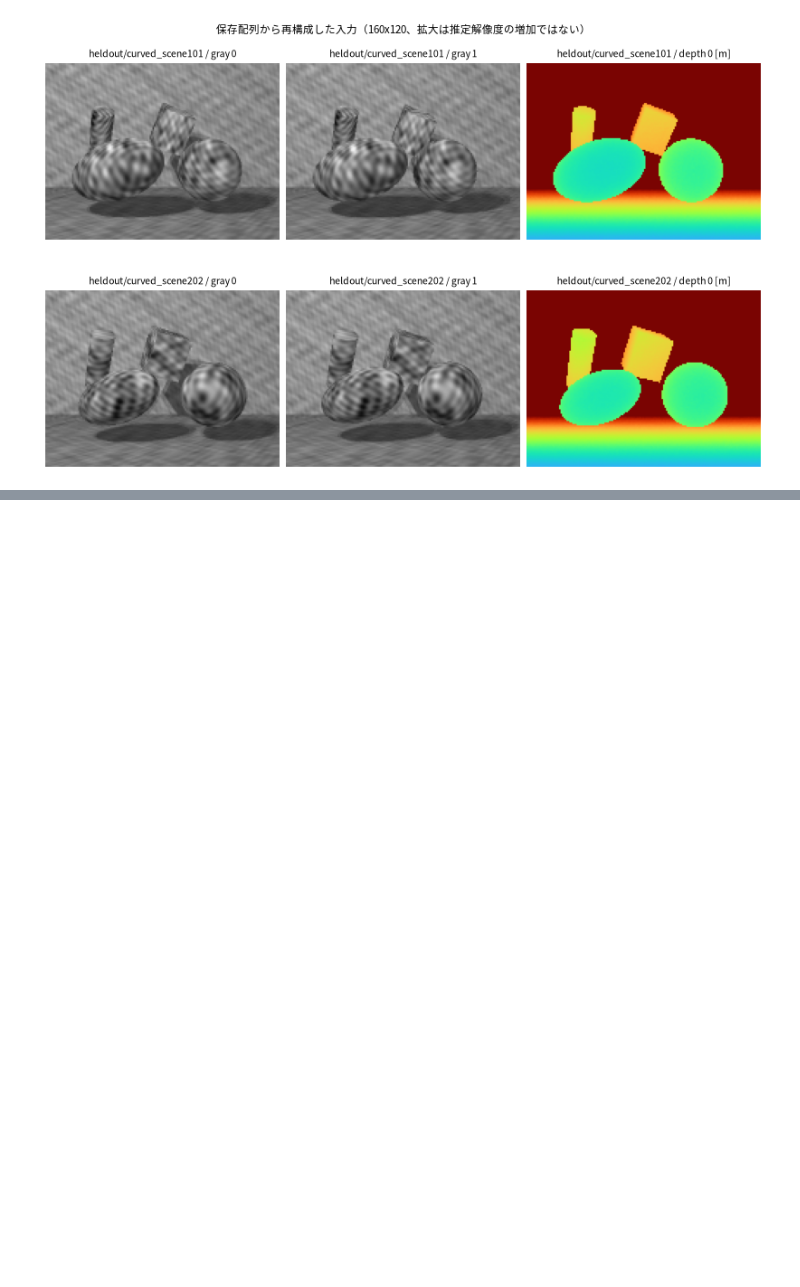
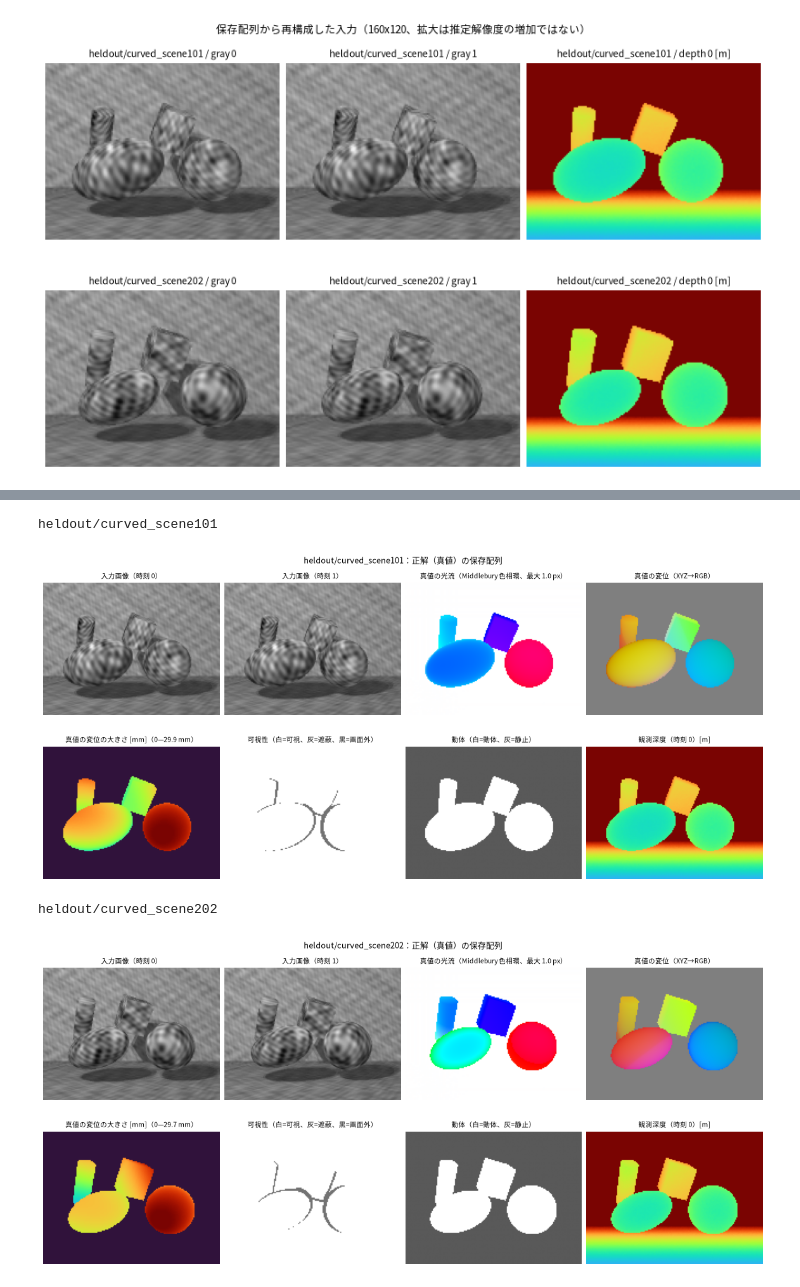
Before and after one commit to yuki-inaho/rgbd_sceneflow_sandbox, a Jupyter notebook: notebooks/01_scene_flow_v03_reproduction.ipynb, the cells around one changed output, grey strips where cells are left out. Cells and saved outputs as stored; diff of their text form; code cells hidden in the pictures; blank space fills up the shorter version.

```diff
--- a/notebooks/01_scene_flow_v03_reproduction.ipynb
+++ b/notebooks/01_scene_flow_v03_reproduction.ipynb
@@ -204,0 +113,9 @@ print("表示は先頭 60 行。総数:", len(statuses))
+# %%
+for case in heldout[:2]:
+    print(case.key)
+    figures.show(figures.figure_ground_truth(case))
+# %% [output]
+heldout/curved_scene101
+[figure, added]
+heldout/curved_scene202
+[figure, added]
```
Also changed, not shown: parts of 33 cells of this notebook, 12 other files.
